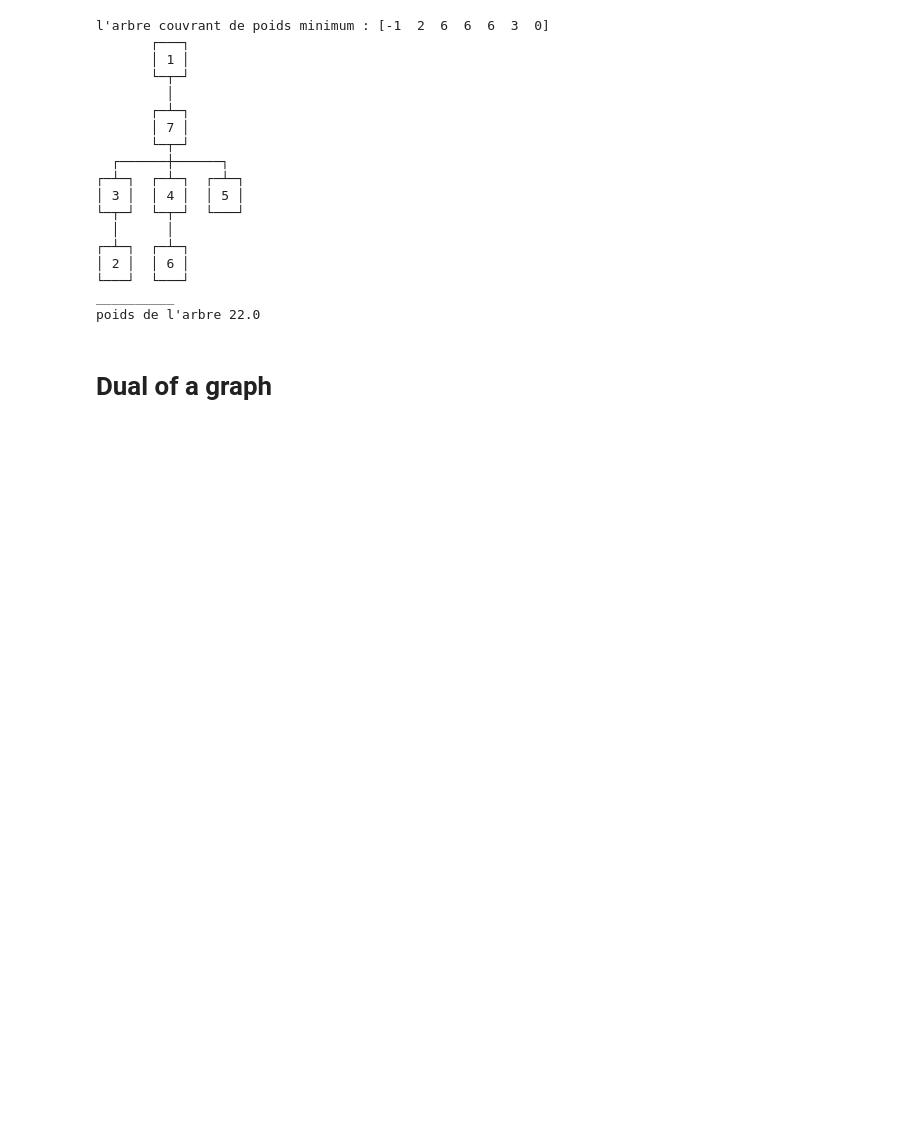
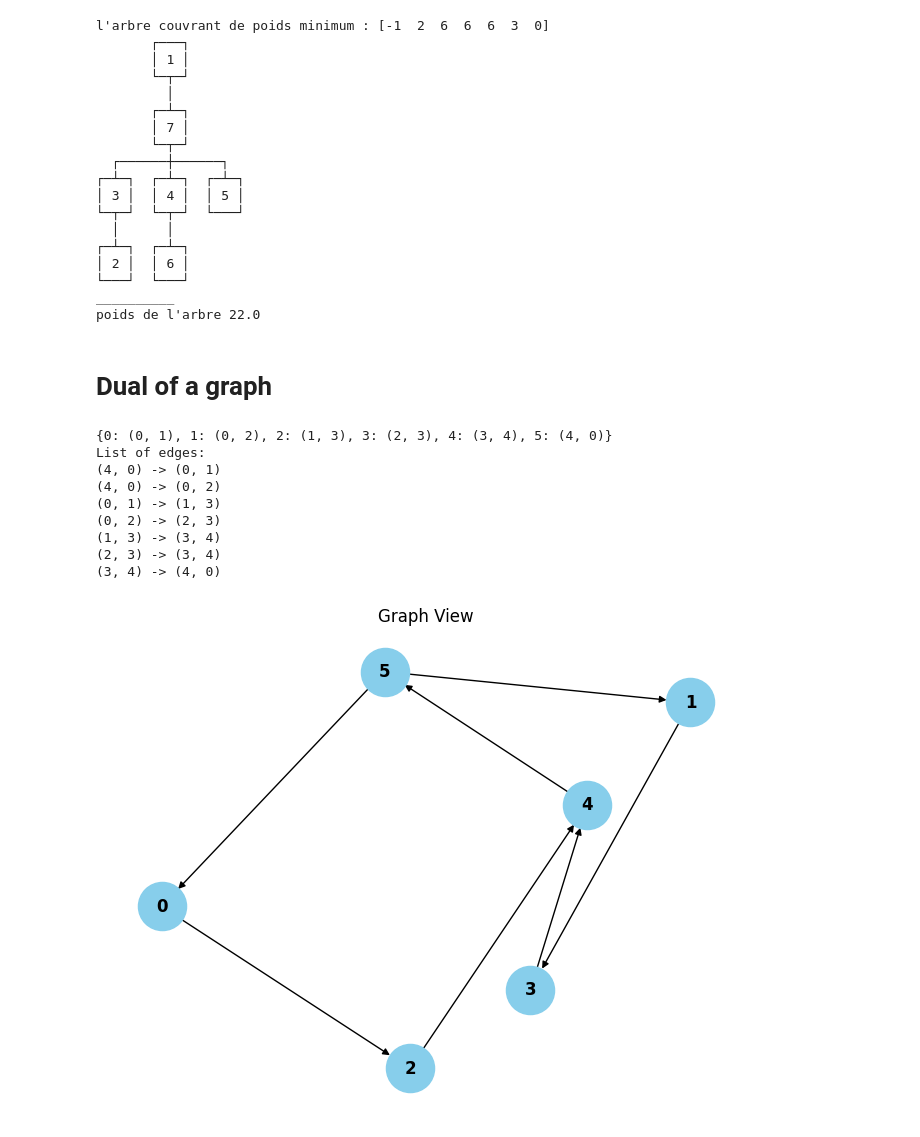
Before and after one commit to akef215/graph_theory, a Jupyter notebook: graph_demo.ipynb, the cells around one changed output. Drawn from its saved outputs; the diff is of its cells as text; code cells hidden in the pictures; blank space fills up the shorter version.

Commit message:
the dual of a graph

```diff
--- a/graph_demo.ipynb
+++ b/graph_demo.ipynb
@@ -497,3 +497,26 @@ __________
 poids de l'arbre 22.0
 # %% [markdown]
 # Dual of a graph
+# %%
+G = Graph(oriented=True)
+edges = [(0, 1), (0, 2), (1, 3), (2, 3), (3, 4), (4, 0)]
+G.load_from_edges(edges)
+
+D, map = G.dual()
+print(map)
+print("List of edges:")
+for u, v in D.edges_:
+    print(f"{map[u]} -> {map[v]}")
+
+D.plot_graph()
+# %% [output]
+{0: (0, 1), 1: (0, 2), 2: (1, 3), 3: (2, 3), 4: (3, 4), 5: (4, 0)}
+List of edges:
+(4, 0) -> (0, 1)
+(4, 0) -> (0, 2)
+(0, 1) -> (1, 3)
+(0, 2) -> (2, 3)
+(1, 3) -> (3, 4)
+(2, 3) -> (3, 4)
+(3, 4) -> (4, 0)
+[figure, added]
```
Also changed, not shown: 1 other file.
